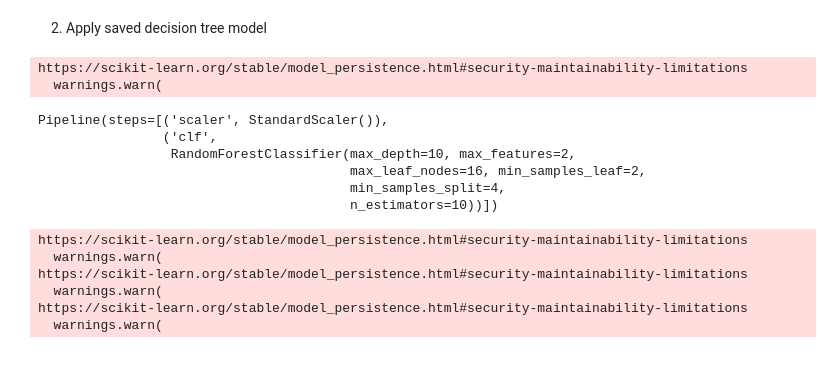
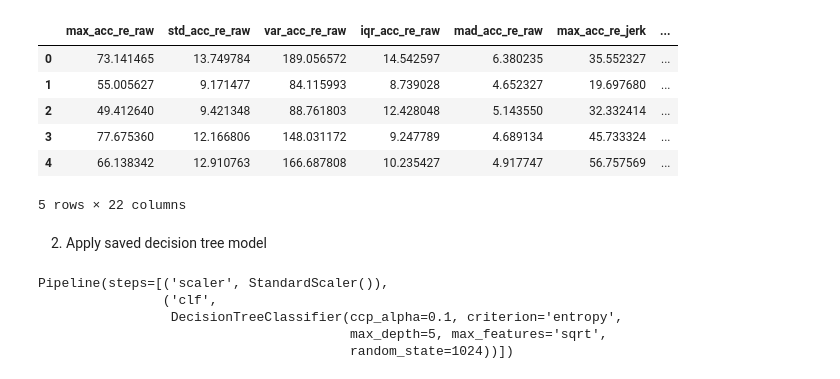
Before and after one commit to tungBKDN/fall-detection-ai, a Jupyter notebook: tng-balancing-test/random-forest-validation.ipynb, the cells around one changed output. Drawn from its saved outputs; the diff is of its cells as text; code cells hidden in the pictures.

```diff
--- a/tng-balancing-test/random-forest-validation.ipynb
+++ b/tng-balancing-test/random-forest-validation.ipynb
@@ -51,27 +52,28 @@ sns.countplot(x="fall_adl_bin", data=df)
 X_test = df.iloc[:, 1:-1]
 y_test = df.iloc[:, -1]
+# %%
+X_test.head()
+# %% [output]
+|  | max_acc_re_raw | std_acc_re_raw | var_acc_re_raw | iqr_acc_re_raw | mad_acc_re_raw | max_acc_re_jerk | ... |
+| 0 | 73.141465 | 13.749784 | 189.056572 | 14.542597 | 6.380235 | 35.552327 | ... |
+| 1 | 55.005627 | 9.171477 | 84.115993 | 8.739028 | 4.652327 | 19.697680 | ... |
+| 2 | 49.412640 | 9.421348 | 88.761803 | 12.428048 | 5.143550 | 32.332414 | ... |
+| 3 | 77.675360 | 12.166806 | 148.031172 | 9.247789 | 4.689134 | 45.733324 | ... |
+| 4 | 66.138342 | 12.910763 | 166.687808 | 10.235427 | 4.917747 | 56.757569 | ... |
+5 rows × 22 columns
 # %% [markdown]
 2. Apply saved decision tree model
 # %%
-path = '../rf_model.pkl'
+path = './decision-tree-rf-model'
 with open(path, 'rb') as file:
     model = pickle.load(file)
     print(model)
 # %% [output]
-https://scikit-learn.org/stable/model_persistence.html#security-maintainability-limitations
-  warnings.warn(
+Pipeline(steps=[('scaler', StandardScaler()),
+                ('clf',
+                 DecisionTreeClassifier(ccp_alpha=0.1, criterion='entropy',
+                                        max_depth=5, max_features='sqrt',
+                                        random_state=1024))])
-Pipeline(steps=[('scaler', StandardScaler()),
-                ('clf',
-                 RandomForestClassifier(max_depth=10, max_features=2,
-                                        max_leaf_nodes=16, min_samples_leaf=2,
-                                        min_samples_split=4,
-                                        n_estimators=10))])
-https://scikit-learn.org/stable/model_persistence.html#security-maintainability-limitations
-  warnings.warn(
-https://scikit-learn.org/stable/model_persistence.html#security-maintainability-limitations
-  warnings.warn(
-https://scikit-learn.org/stable/model_persistence.html#security-maintainability-limitations
-  warnings.warn(
 # %%
 model
 # %% [output]
```
Also changed, not shown: parts of 5 cells of this notebook, 9 other files.
